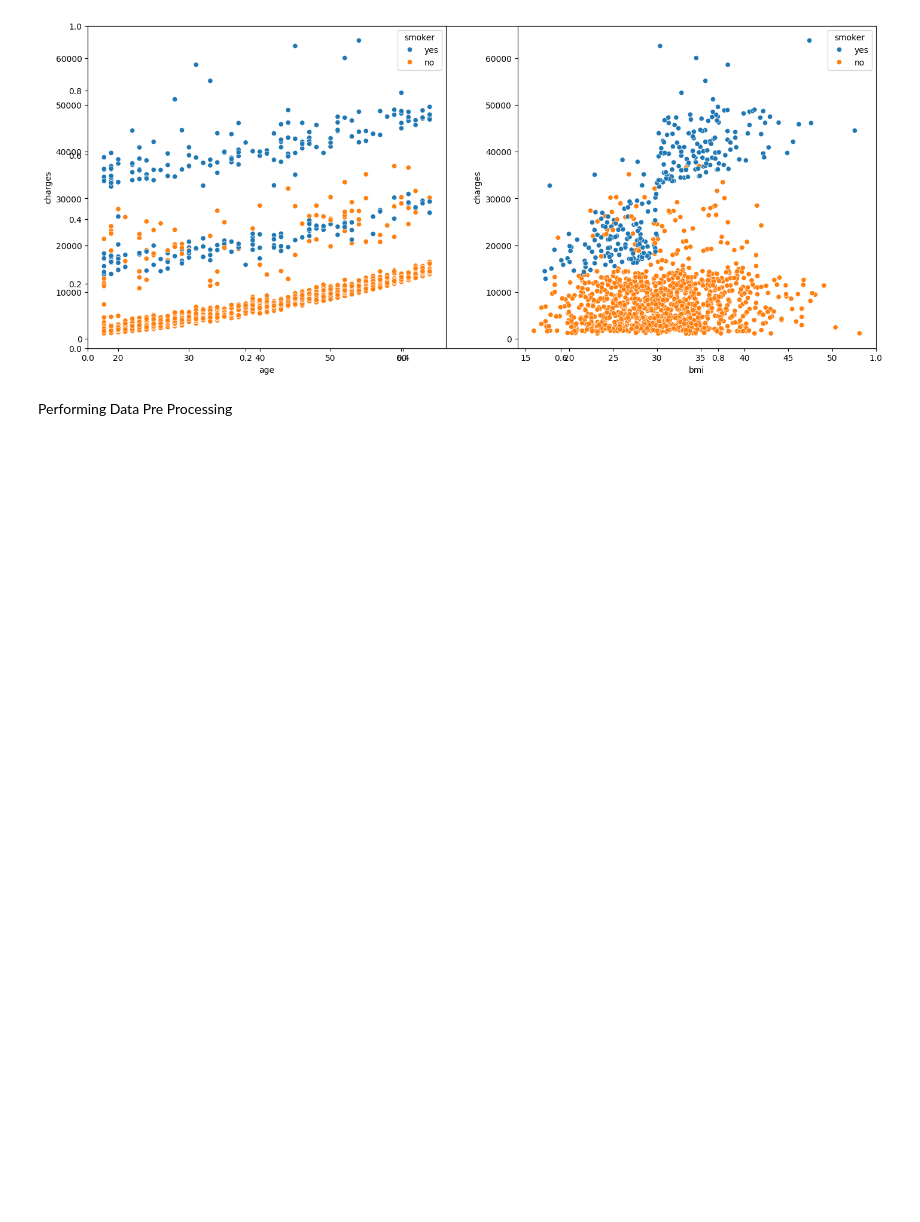
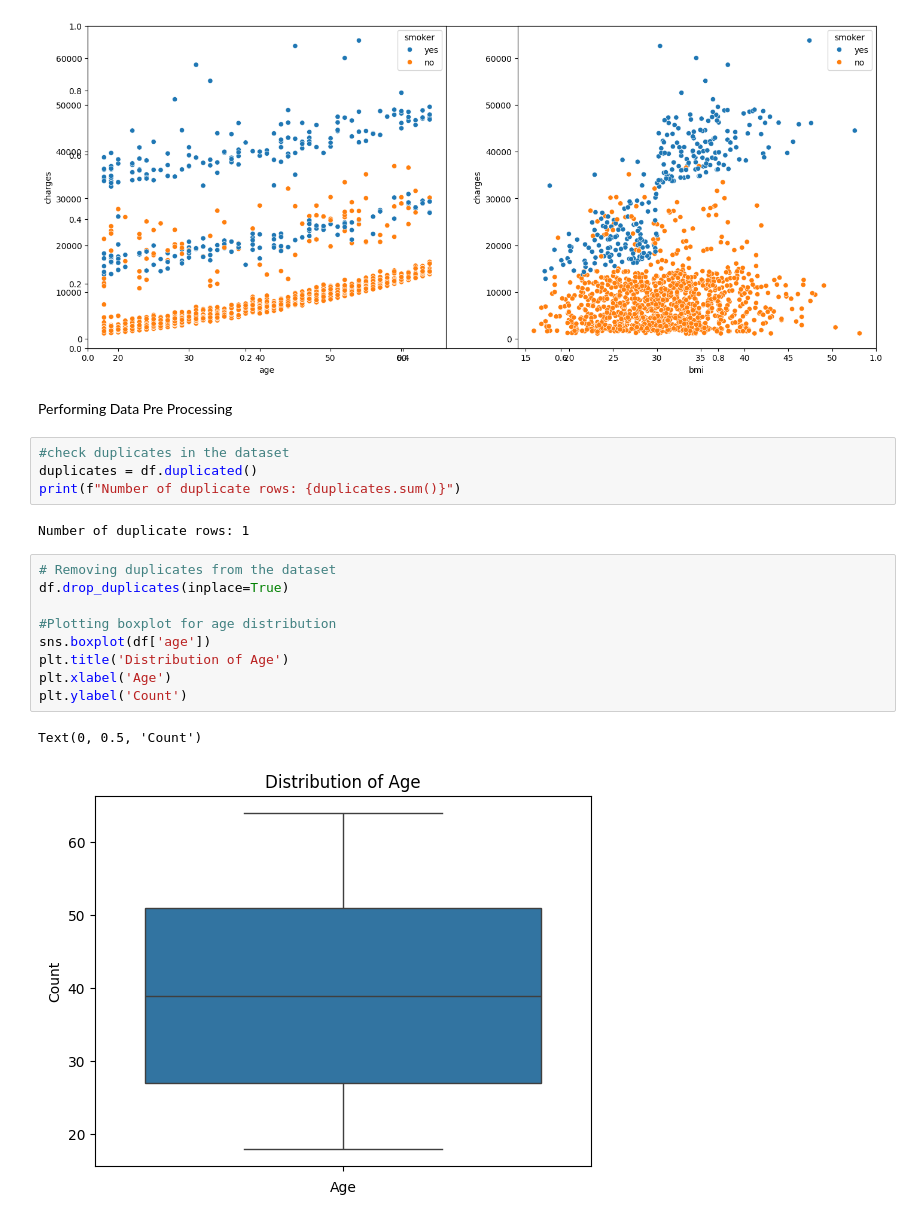
Before and after one commit to anthonybyamugisha/Insurance-Cost-Prediction-Model, a Jupyter notebook: insurance_cost.ipynb, the cells around one changed output. Saved outputs shown, nothing was run; the diff lists cells and outputs as text; blank space fills up the shorter version.

```diff
--- a/insurance_cost.ipynb
+++ b/insurance_cost.ipynb
@@ -120,3 +120,21 @@ plt.show()
 [figure]
 # %% [markdown]
 Performing Data Pre Processing
+# %%
+#check duplicates in the dataset
+duplicates = df.duplicated()
+print(f"Number of duplicate rows: {duplicates.sum()}")
+# %% [output]
+Number of duplicate rows: 1
+# %%
+# Removing duplicates from the dataset
+df.drop_duplicates(inplace=True)
+
+#Plotting boxplot for age distribution
+sns.boxplot(df['age'])
+plt.title('Distribution of Age')
+plt.xlabel('Age')
+plt.ylabel('Count')
+# %% [output]
+Text(0, 0.5, 'Count')
+[figure, added]
```
Also changed, not shown: parts of 8 cells of this notebook.
